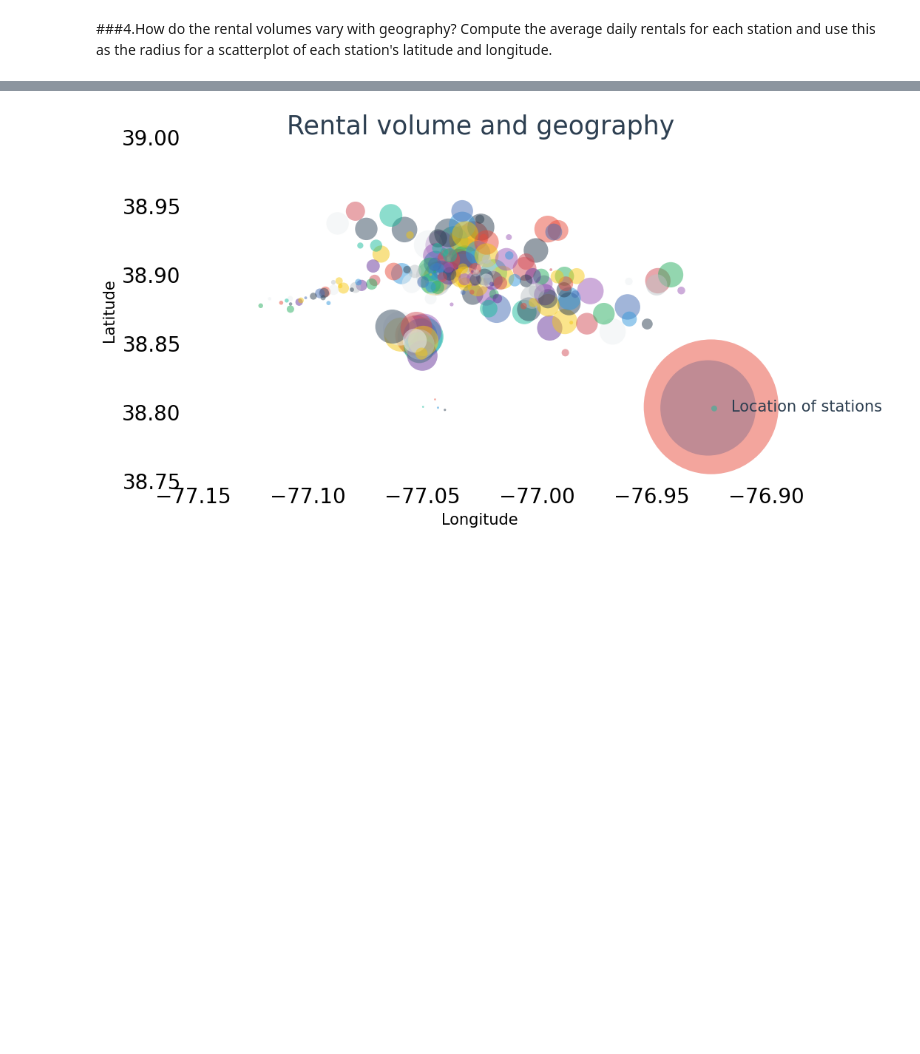
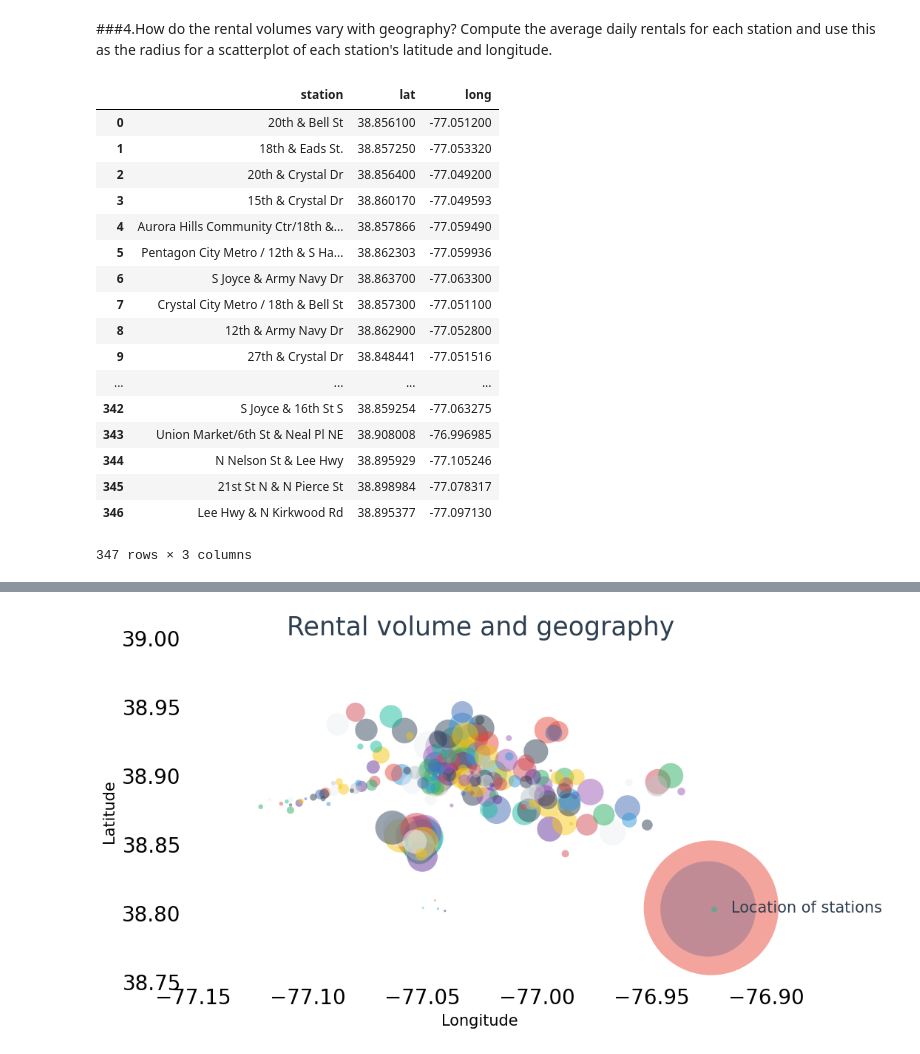
Before and after one commit to kaka0525/Process-Bike-Share-data-with-Pandas, a Jupyter notebook: bike_plot.ipynb, the cells around one changed output, grey strips where cells are left out. Saved outputs shown, nothing was run; the diff lists cells and outputs as text; code cells hidden in the pictures; blank space fills up the shorter version.

```diff
--- a/bike_plot.ipynb
+++ b/bike_plot.ipynb
@@ -125,5 +115,26 @@ plt.show()
 ###4.How do the rental volumes vary with geography? Compute the average daily rentals for each station and use this as the radius for a scatterplot of each station's latitude and longitude.
 # %%
 stations = station [['station', 'lat', 'long']]
+# %%
+stations
+# %% [output]
+|  | station | lat | long |
+| 0 | 20th & Bell St | 38.856100 | -77.051200 |
+| 1 | 18th & Eads St. | 38.857250 | -77.053320 |
+| 2 | 20th & Crystal Dr | 38.856400 | -77.049200 |
+| 3 | 15th & Crystal Dr | 38.860170 | -77.049593 |
+| 4 | Aurora Hills Community Ctr/18th &... | 38.857866 | -77.059490 |
+| 5 | Pentagon City Metro / 12th & S Ha... | 38.862303 | -77.059936 |
+| 6 | S Joyce & Army Navy Dr | 38.863700 | -77.063300 |
+| 7 | Crystal City Metro / 18th & Bell St | 38.857300 | -77.051100 |
+| 8 | 12th & Army Navy Dr | 38.862900 | -77.052800 |
+| 9 | 27th & Crystal Dr | 38.848441 | -77.051516 |
+| ... | ... | ... | ... |
+| 342 | S Joyce & 16th St S | 38.859254 | -77.063275 |
+| 343 | Union Market/6th St & Neal Pl NE | 38.908008 | -76.996985 |
+| 344 | N Nelson St & Lee Hwy | 38.895929 | -77.105246 |
+| 345 | 21st St N & N Pierce St | 38.898984 | -77.078317 |
+| 346 | Lee Hwy & N Kirkwood Rd | 38.895377 | -77.097130 |
+347 rows × 3 columns
 # %%
 count = usage['station_start'].value_counts()
```
Also changed, not shown: parts of 7 cells of this notebook.
